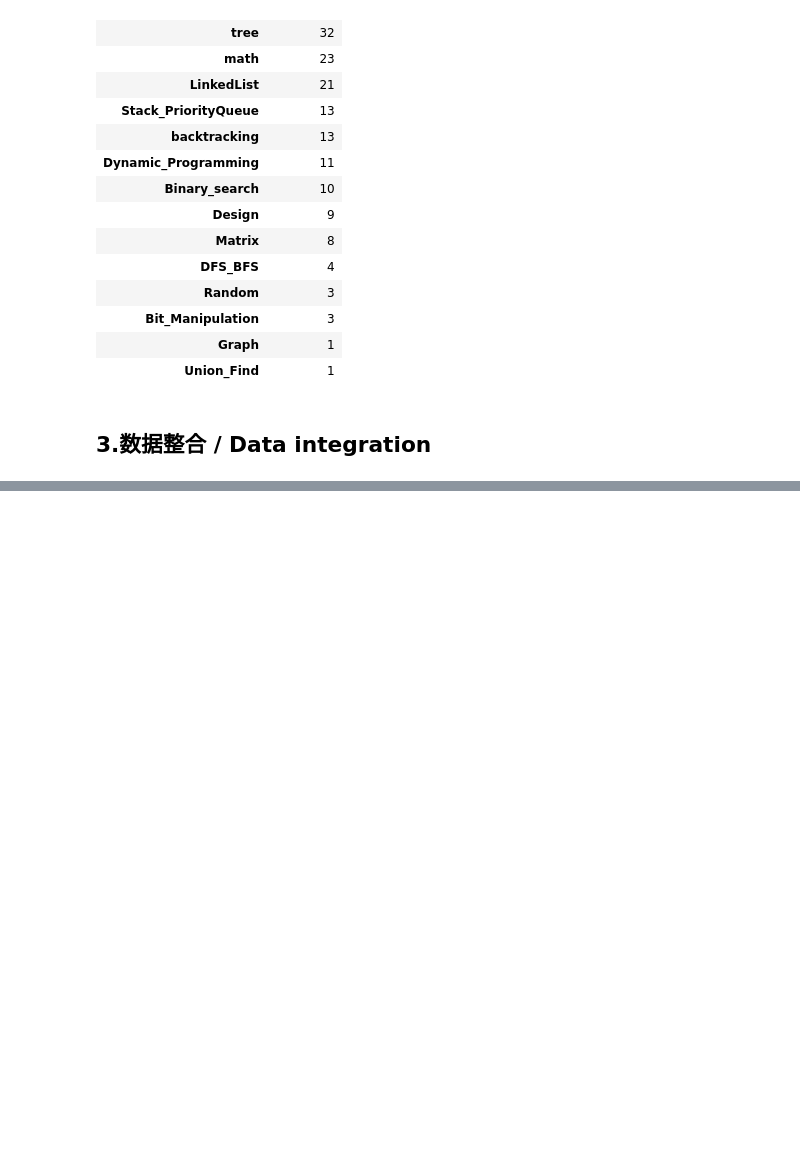
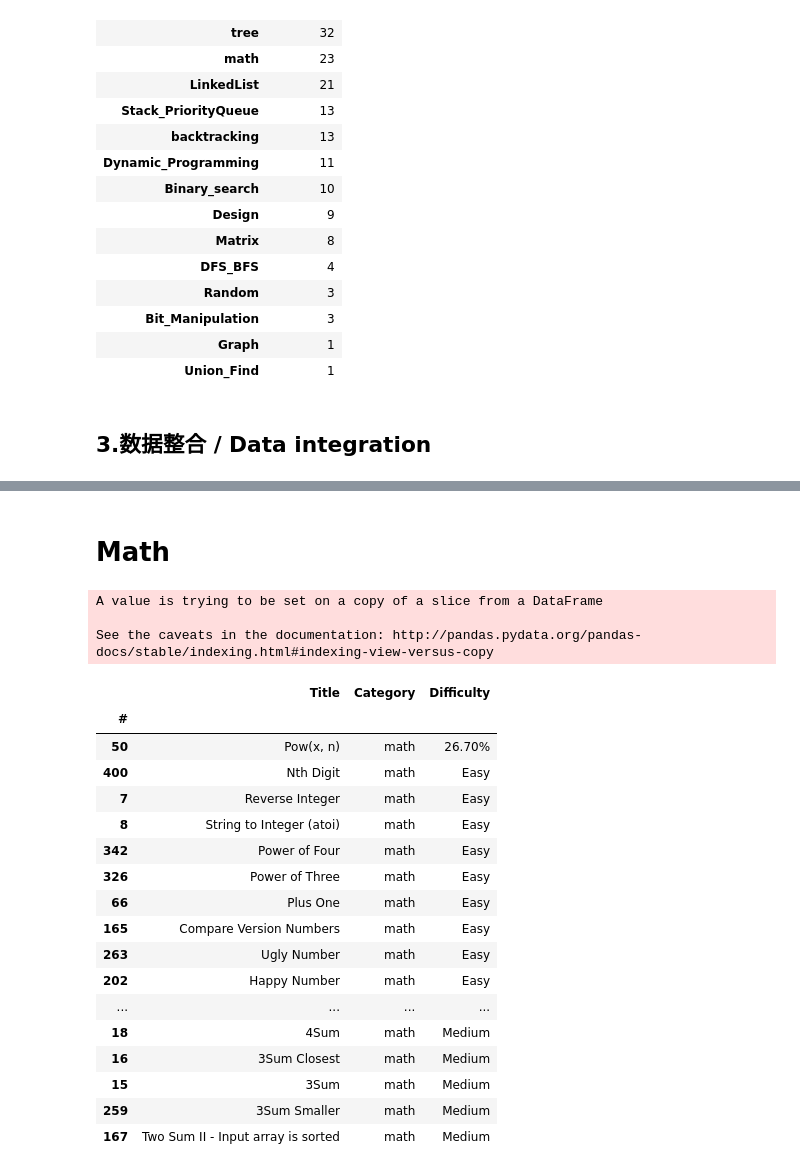
Before and after one commit to shanjiang1994/LeetCode_for_DataScience, a Jupyter notebook: LeetCode_for_Data_Science.ipynb, the cells around one changed output, grey strips where cells are left out. Drawn from its saved outputs; the diff is of its cells as text; code cells hidden in the pictures; blank space fills up the shorter version.

```diff
--- a/LeetCode_for_Data_Science.ipynb
+++ b/LeetCode_for_Data_Science.ipynb
@@ -254,0 +349,28 @@ cate_count
+# %% [markdown]
+# Math
+# %%
+
+leetcode_for_dic['math'].sort_values(by = ['Difficulty'], inplace = True)
+leetcode_for_dic['math']
+# %% [output]
+A value is trying to be set on a copy of a slice from a DataFrame
+
+See the caveats in the documentation: http://pandas.pydata.org/pandas-docs/stable/indexing.html#indexing-view-versus-copy
+|  | Title | Category | Difficulty |
+| # |  |  |  |
+| 50 | Pow(x, n) | math | 26.70% |
+| 400 | Nth Digit | math | Easy |
+| 7 | Reverse Integer | math | Easy |
+| 8 | String to Integer (atoi) | math | Easy |
+| 342 | Power of Four | math | Easy |
+| 326 | Power of Three | math | Easy |
+| 66 | Plus One | math | Easy |
+| 165 | Compare Version Numbers | math | Easy |
+| 263 | Ugly Number | math | Easy |
+| 202 | Happy Number | math | Easy |
+| ... | ... | ... | ... |
+| 18 | 4Sum | math | Medium |
+| 16 | 3Sum Closest | math | Medium |
+| 15 | 3Sum | math | Medium |
+| 259 | 3Sum Smaller | math | Medium |
+| 167 | Two Sum II - Input array is sorted | math | Medium |
```
Also changed, not shown: parts of 32 cells of this notebook.
